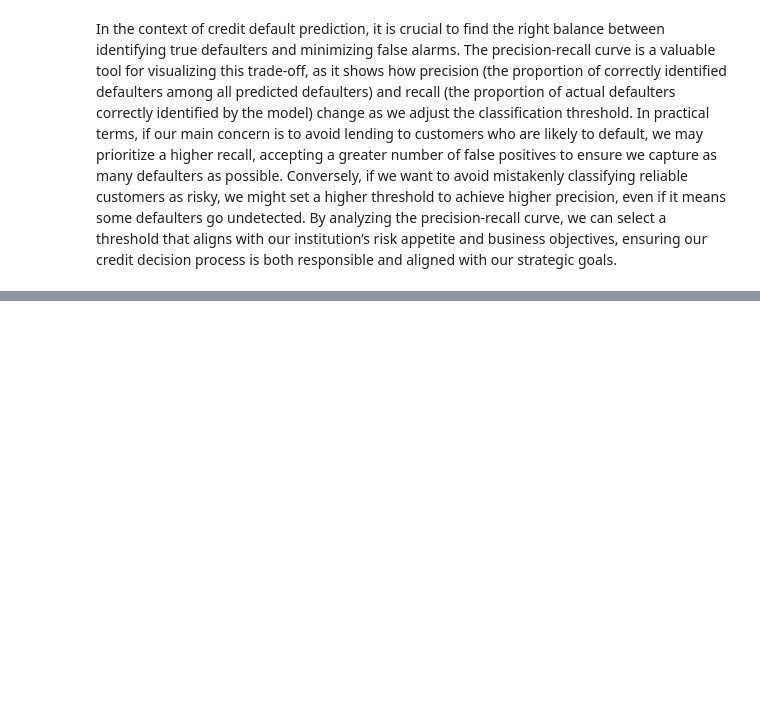
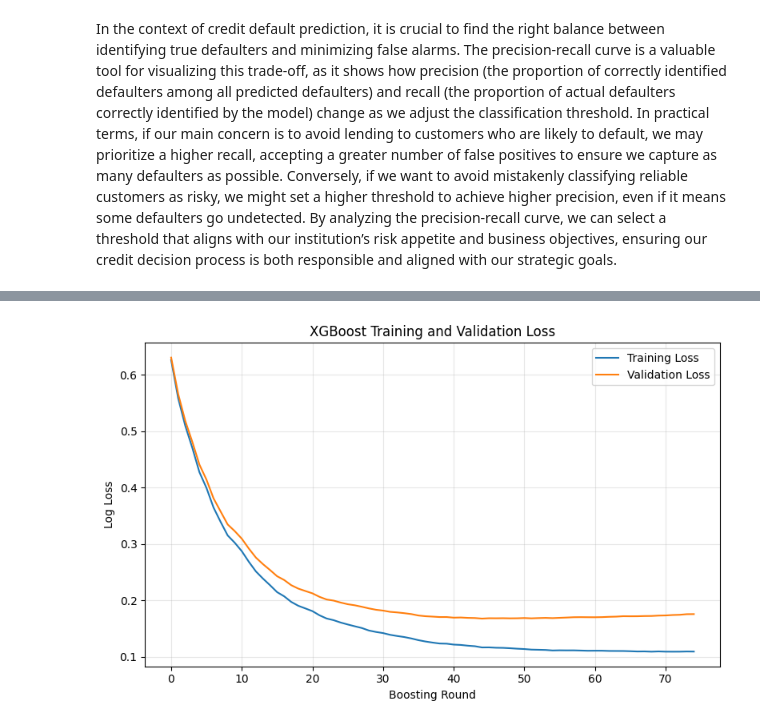
Before and after one commit to loowenwen/cs3244-project, a Jupyter notebook: src/final_random_forest.ipynb, the cells around one changed output, grey strips where cells are left out. Cells and saved outputs as stored; diff of their text form; code cells hidden in the pictures; blank space fills up the shorter version.

Commit message:
Update final_random_forest.ipynb by Vivian

```diff
--- a/src/final_random_forest.ipynb
+++ b/src/final_random_forest.ipynb
@@ -1364,0 +1352,54 @@ plt.show()
+# %%
+import xgboost as xgb
+import matplotlib.pyplot as plt
+from sklearn.model_selection import train_test_split
+
+# Validation split
+X_tr, X_val, y_tr, y_val = train_test_split(
+    X_train_selected, y_train, test_size=0.2,
+    stratify=y_train, random_state=42
+)
+
+# Convert to DMatrix
+dtrain = xgb.DMatrix(X_tr, label=y_tr)
+dval   = xgb.DMatrix(X_val, label=y_val)
+
+# Extract best hyperparams manually from best_xgb
+params = {
+    "objective": "binary:logistic",
+    "eval_metric": "logloss",
+    "max_depth": best_xgb.max_depth,
+    "min_child_weight": best_xgb.min_child_weight,
+    "learning_rate": best_xgb.learning_rate,
+    "subsample": best_xgb.subsample,
+    "colsample_bytree": best_xgb.colsample_bytree,
+    "reg_alpha": best_xgb.reg_alpha,
+    "reg_lambda": best_xgb.reg_lambda,
+    "scale_pos_weight": best_xgb.scale_pos_weight
+}
+
+# Train
+evals_result = {}
+model = xgb.train(
+    params=params,
+    dtrain=dtrain,
+    num_boost_round=best_xgb.n_estimators,
+    evals=[(dtrain, "train"), (dval, "validation")],
+    early_stopping_rounds=30,
+    evals_result=evals_result,
+    verbose_eval=False
+)
+
+# Plot training and validation loss curves
+plt.figure(figsize=(8,5))
+plt.plot(evals_result["train"]["logloss"], label="Training Loss")
+plt.plot(evals_result["validation"]["logloss"], label="Validation Loss")
+plt.xlabel("Boosting Round")
+plt.ylabel("Log Loss")
+plt.title("XGBoost Training and Validation Loss")
+plt.legend()
+plt.grid(alpha=0.3)
+plt.tight_layout()
+plt.show()
+# %% [output]
+[figure, added]
```
Also changed, not shown: parts of 19 cells of this notebook.
